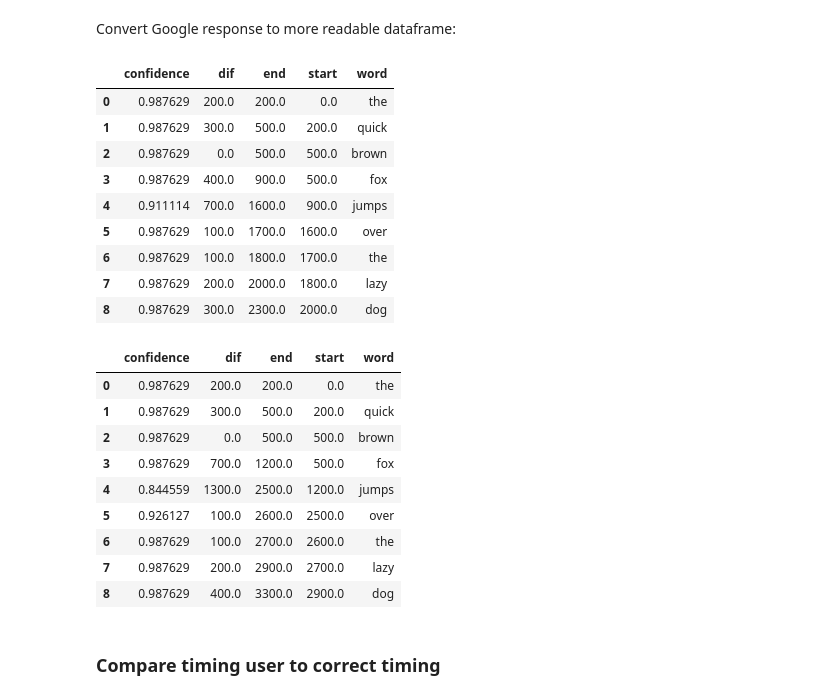
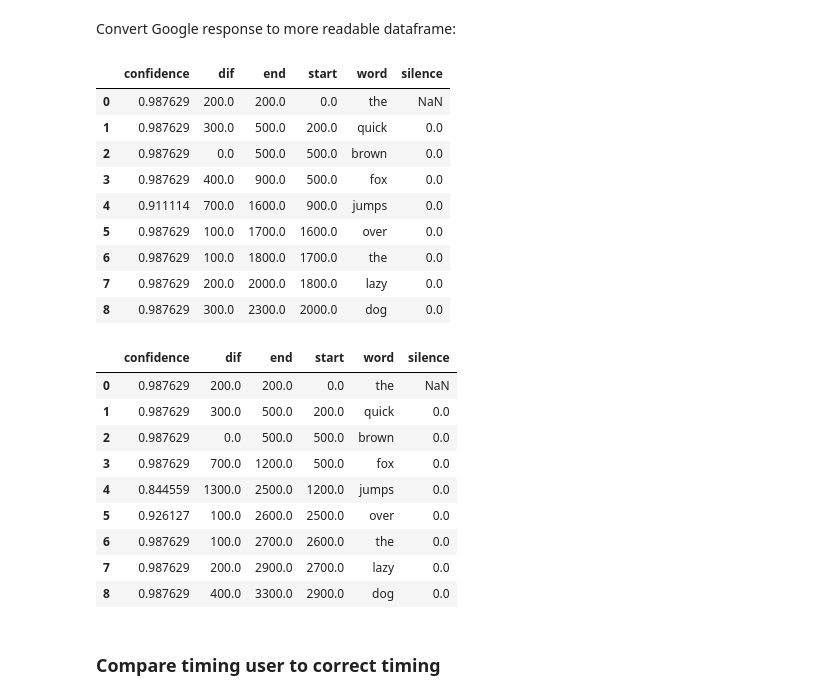
Before and after one commit to loretoparisi/word-rhythm-eval, a Jupyter notebook: main.ipynb, the cells around one changed output. Cells and saved outputs as stored; diff of their text form; code cells hidden in the pictures.

```diff
--- a/main.ipynb
+++ b/main.ipynb
@@ -125,32 +130,34 @@ def response_to_df(response):
     return pd.DataFrame(words)
 # %%
 true_df = response_to_df(true_response)
+true_df['silence'] = true_df.start-true_df.end.shift(1)
 true_df
 # %% [output]
-|  | confidence | dif | end | start | word |
-| 0 | 0.987629 | 200.0 | 200.0 | 0.0 | the |
-| 1 | 0.987629 | 300.0 | 500.0 | 200.0 | quick |
-| 2 | 0.987629 | 0.0 | 500.0 | 500.0 | brown |
-| 3 | 0.987629 | 400.0 | 900.0 | 500.0 | fox |
-| 4 | 0.911114 | 700.0 | 1600.0 | 900.0 | jumps |
-| 5 | 0.987629 | 100.0 | 1700.0 | 1600.0 | over |
-| 6 | 0.987629 | 100.0 | 1800.0 | 1700.0 | the |
-| 7 | 0.987629 | 200.0 | 2000.0 | 1800.0 | lazy |
-| 8 | 0.987629 | 300.0 | 2300.0 | 2000.0 | dog |
+|  | confidence | dif | end | start | word | silence |
+| 0 | 0.987629 | 200.0 | 200.0 | 0.0 | the | NaN |
+| 1 | 0.987629 | 300.0 | 500.0 | 200.0 | quick | 0.0 |
+| 2 | 0.987629 | 0.0 | 500.0 | 500.0 | brown | 0.0 |
+| 3 | 0.987629 | 400.0 | 900.0 | 500.0 | fox | 0.0 |
+| 4 | 0.911114 | 700.0 | 1600.0 | 900.0 | jumps | 0.0 |
+| 5 | 0.987629 | 100.0 | 1700.0 | 1600.0 | over | 0.0 |
+| 6 | 0.987629 | 100.0 | 1800.0 | 1700.0 | the | 0.0 |
+| 7 | 0.987629 | 200.0 | 2000.0 | 1800.0 | lazy | 0.0 |
+| 8 | 0.987629 | 300.0 | 2300.0 | 2000.0 | dog | 0.0 |
 # %%
 user_df = response_to_df(user_response)
+user_df['silence'] = user_df.start-user_df.end.shift(1)
 user_df
 # %% [output]
-|  | confidence | dif | end | start | word |
-| 0 | 0.987629 | 200.0 | 200.0 | 0.0 | the |
-| 1 | 0.987629 | 300.0 | 500.0 | 200.0 | quick |
-| 2 | 0.987629 | 0.0 | 500.0 | 500.0 | brown |
-| 3 | 0.987629 | 700.0 | 1200.0 | 500.0 | fox |
-| 4 | 0.844559 | 1300.0 | 2500.0 | 1200.0 | jumps |
-| 5 | 0.926127 | 100.0 | 2600.0 | 2500.0 | over |
-| 6 | 0.987629 | 100.0 | 2700.0 | 2600.0 | the |
-| 7 | 0.987629 | 200.0 | 2900.0 | 2700.0 | lazy |
-| 8 | 0.987629 | 400.0 | 3300.0 | 2900.0 | dog |
+|  | confidence | dif | end | start | word | silence |
+| 0 | 0.987629 | 200.0 | 200.0 | 0.0 | the | NaN |
+| 1 | 0.987629 | 300.0 | 500.0 | 200.0 | quick | 0.0 |
+| 2 | 0.987629 | 0.0 | 500.0 | 500.0 | brown | 0.0 |
+| 3 | 0.987629 | 700.0 | 1200.0 | 500.0 | fox | 0.0 |
+| 4 | 0.844559 | 1300.0 | 2500.0 | 1200.0 | jumps | 0.0 |
+| 5 | 0.926127 | 100.0 | 2600.0 | 2500.0 | over | 0.0 |
+| 6 | 0.987629 | 100.0 | 2700.0 | 2600.0 | the | 0.0 |
+| 7 | 0.987629 | 200.0 | 2900.0 | 2700.0 | lazy | 0.0 |
+| 8 | 0.987629 | 400.0 | 3300.0 | 2900.0 | dog | 0.0 |
 # %% [markdown]
 ### Compare timing user to correct timing
 # %% [markdown]
```
Also changed, not shown: parts of 9 cells of this notebook, 2 other files.
